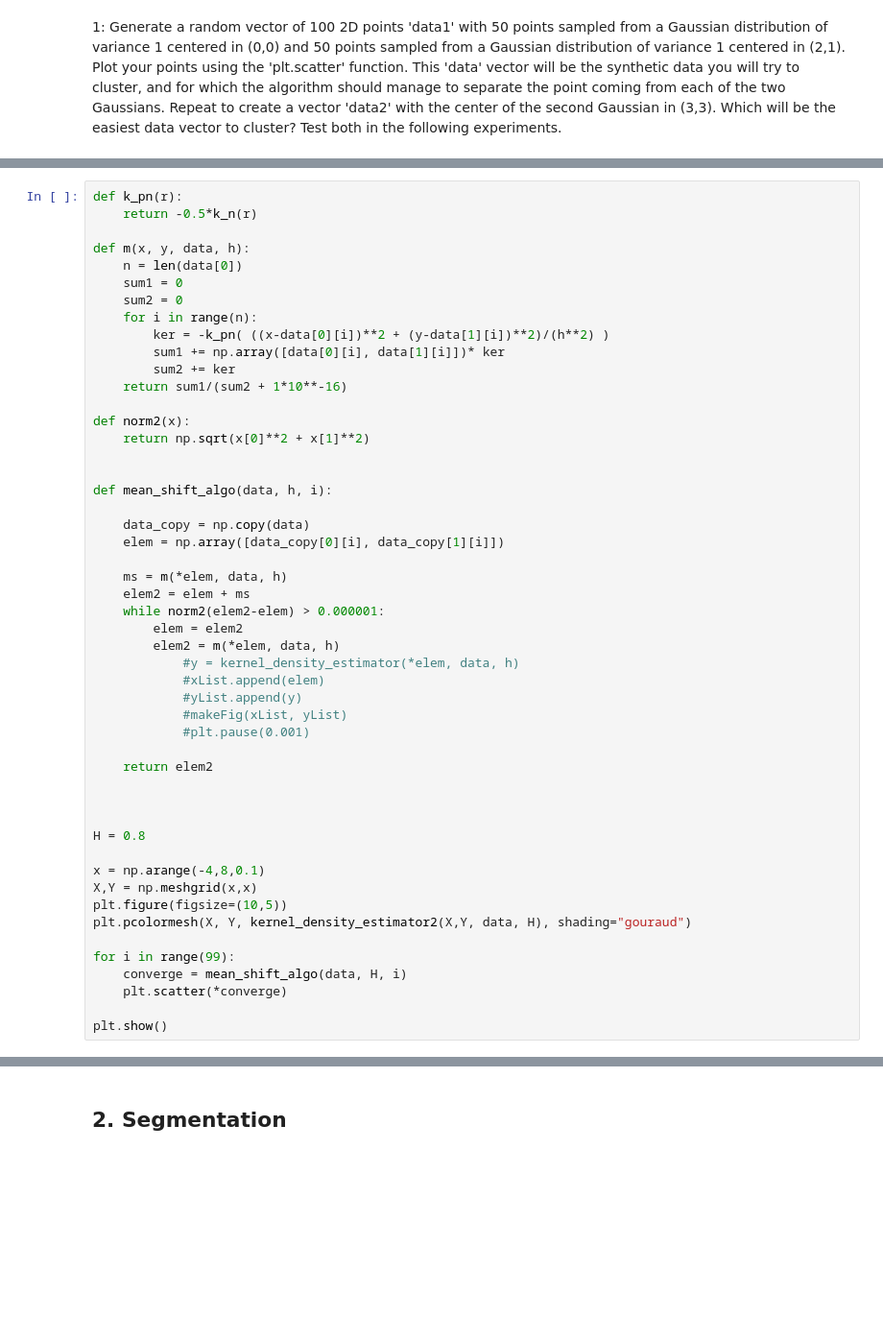
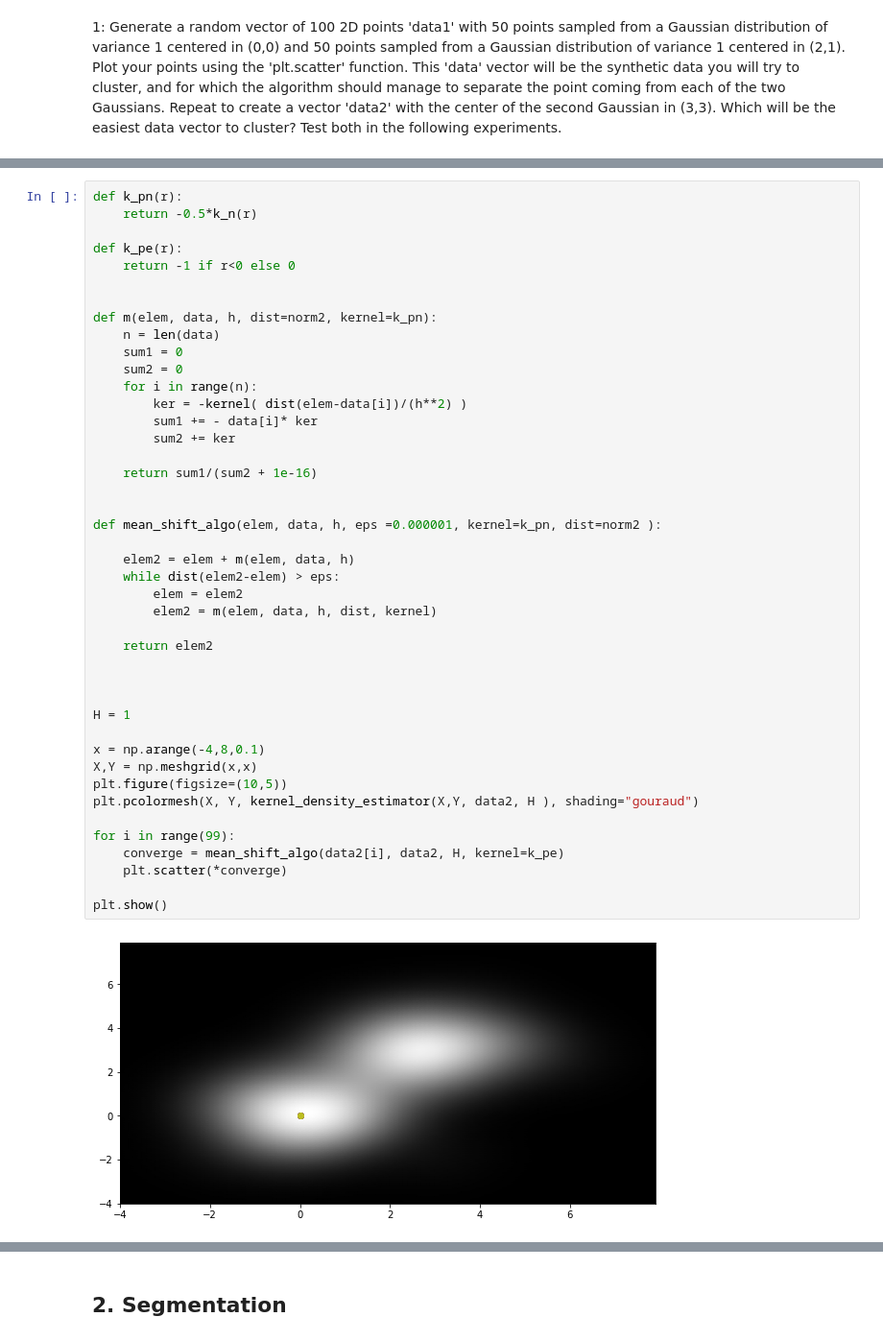
Before and after one commit to LouisLesueur/Illumination_project, a Jupyter notebook: mean_shift_TP.ipynb, the cells around one changed output, grey strips where cells are left out. Shown: that part at 96% size. Drawn from its saved outputs; the diff is of its cells as text; blank space fills up the shorter version.

```diff
--- a/mean_shift_TP.ipynb
+++ b/mean_shift_TP.ipynb
@@ -100,50 +105,45 @@ plt.show()
 # %%
 def k_pn(r):
     return -0.5*k_n(r)
 
-def m(x, y, data, h):
-    n = len(data[0])
+def k_pe(r):
+    return -1 if r<0 else 0
+
+
+def m(elem, data, h, dist=norm2, kernel=k_pn):
+    n = len(data)
     sum1 = 0
     sum2 = 0
     for i in range(n):
-        ker = -k_pn( ((x-data[0][i])**2 + (y-data[1][i])**2)/(h**2) )
-        sum1 += np.array([data[0][i], data[1][i]])* ker
+        ker = -kernel( dist(elem-data[i])/(h**2) )
+        sum1 += - data[i]* ker
         sum2 += ker
-    return sum1/(sum2 + 1*10**-16)
 
-def norm2(x):
-    return np.sqrt(x[0]**2 + x[1]**2)
+    return sum1/(sum2 + 1e-16)
 
 
-def mean_shift_algo(data, h, i):
+def mean_shift_algo(elem, data, h, eps =0.000001, kernel=k_pn, dist=norm2 ):
 
-    data_copy = np.copy(data)
-    elem = np.array([data_copy[0][i], data_copy[1][i]])
-
-    ms = m(*elem, data, h)
-    elem2 = elem + ms
-    while norm2(elem2-elem) > 0.000001:
+    elem2 = elem + m(elem, data, h)
+    while dist(elem2-elem) > eps:
         elem = elem2
-        elem2 = m(*elem, data, h)
-            #y = kernel_density_estimator(*elem, data, h)
-            #xList.append(elem)
-            #yList.append(y)
-            #makeFig(xList, yList)
-            #plt.pause(0.001)
+        elem2 = m(elem, data, h, dist, kernel)
 
     return elem2
 
 
 
-H = 0.8
+H = 1
 
 x = np.arange(-4,8,0.1)
 X,Y = np.meshgrid(x,x)
 plt.figure(figsize=(10,5))
-plt.pcolormesh(X, Y, kernel_density_estimator2(X,Y, data, H), shading="gouraud")
+plt.pcolormesh(X, Y, kernel_density_estimator(X,Y, data2, H ), shading="gouraud")
 
 for i in range(99):
-    converge = mean_shift_algo(data, H, i)
+    converge = mean_shift_algo(data2[i], data2, H, kernel=k_pe)
     plt.scatter(*converge)
 
 plt.show()
+# %% [output]
+[figure, added]
```
Also changed, not shown: parts of 13 cells of this notebook, 1 other file.
